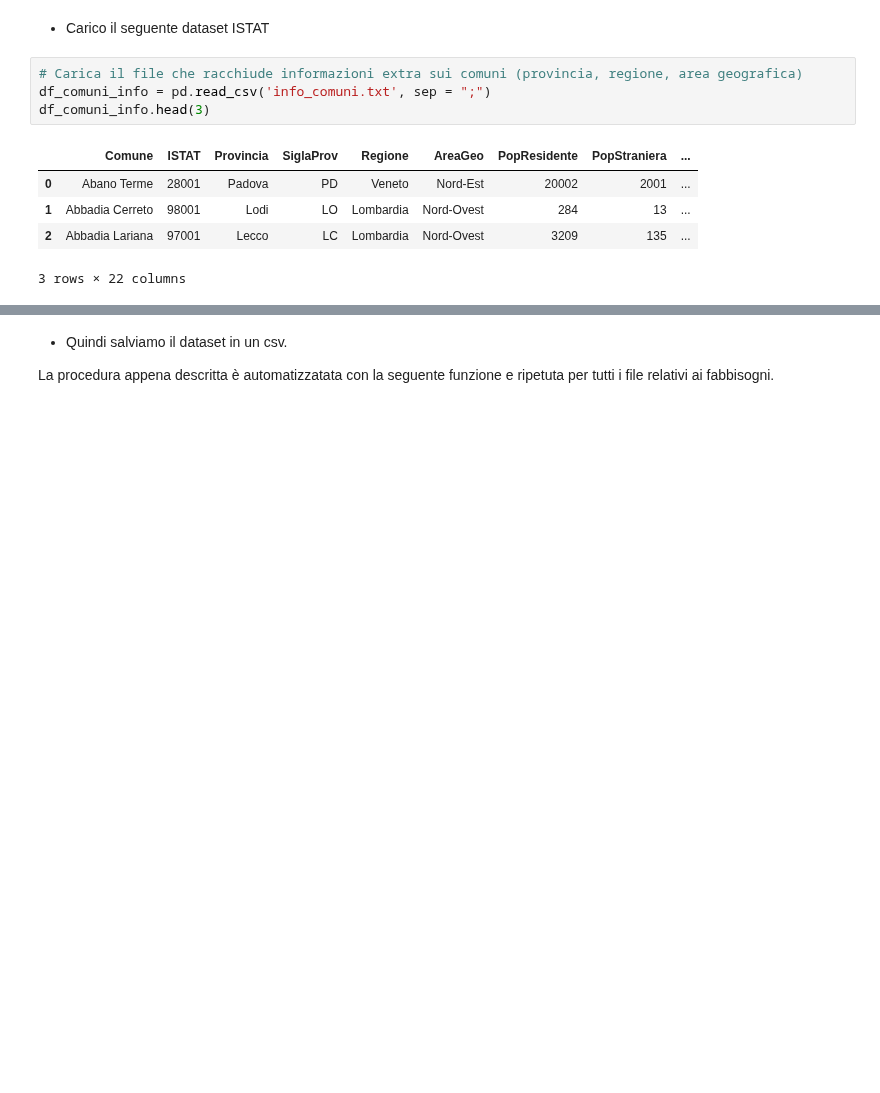
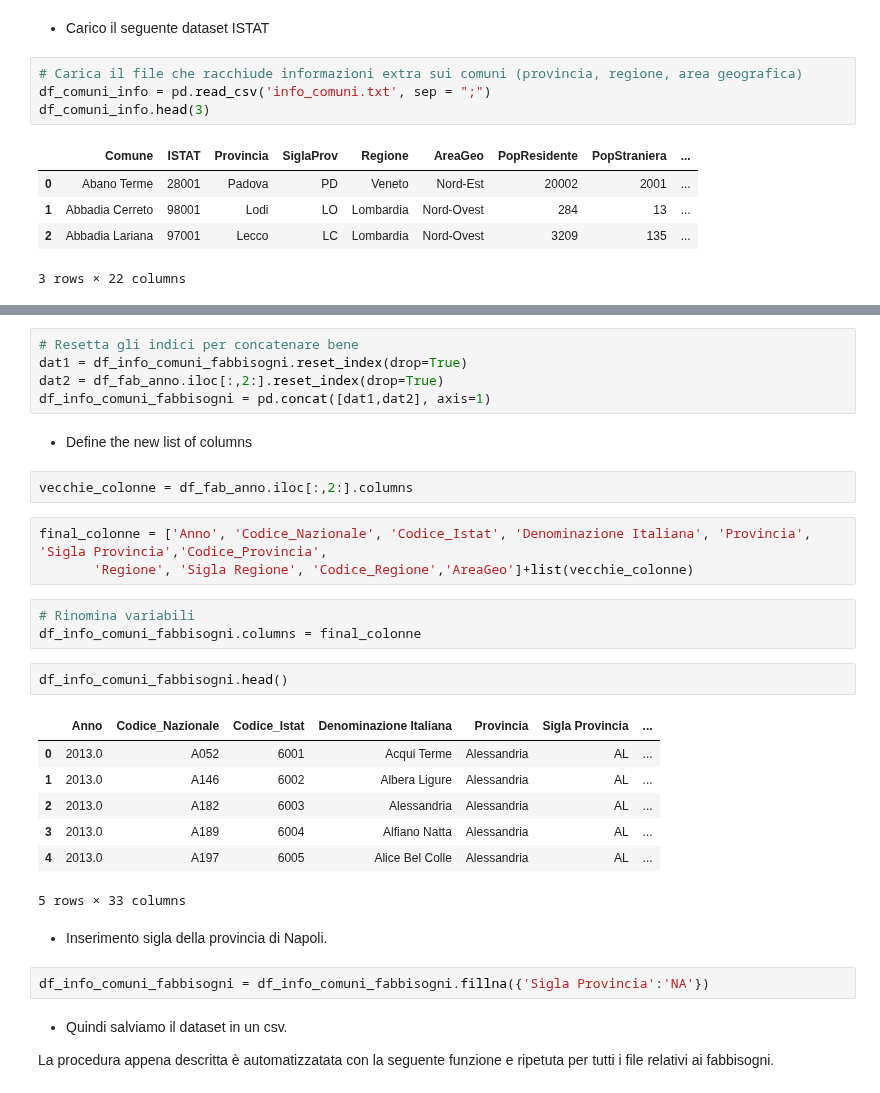
Before and after one commit to teamdigitale/daf-data-science, a Jupyter notebook: opencivitas/Uniformare_OpenCivitas.ipynb, the cells around one changed output, grey strips where cells are left out. Cells and saved outputs as stored; diff of their text form; blank space fills up the shorter version.

```diff
--- a/opencivitas/Uniformare_OpenCivitas.ipynb
+++ b/opencivitas/Uniformare_OpenCivitas.ipynb
@@ -170,3 +226,32 @@ SANITY CHECK 2: Numero di comuni dopo la join:  6702
+# %%
+# Resetta gli indici per concatenare bene
+dat1 = df_info_comuni_fabbisogni.reset_index(drop=True)
+dat2 = df_fab_anno.iloc[:,2:].reset_index(drop=True)
+df_info_comuni_fabbisogni = pd.concat([dat1,dat2], axis=1)
+# %% [markdown]
+* Define the new list of columns
+# %%
+vecchie_colonne = df_fab_anno.iloc[:,2:].columns
+# %%
+final_colonne = ['Anno', 'Codice_Nazionale', 'Codice_Istat', 'Denominazione Italiana', 'Provincia', 'Sigla Provincia','Codice_Provincia',
+       'Regione', 'Sigla Regione', 'Codice_Regione','AreaGeo']+list(vecchie_colonne)
+# %%
+# Rinomina variabili
+df_info_comuni_fabbisogni.columns = final_colonne
+# %%
+df_info_comuni_fabbisogni.head()
+# %% [output]
+|  | Anno | Codice_Nazionale | Codice_Istat | Denominazione Italiana | Provincia | Sigla Provincia | ... |
+| 0 | 2013.0 | A052 | 6001 | Acqui Terme | Alessandria | AL | ... |
+| 1 | 2013.0 | A146 | 6002 | Albera Ligure | Alessandria | AL | ... |
+| 2 | 2013.0 | A182 | 6003 | Alessandria | Alessandria | AL | ... |
+| 3 | 2013.0 | A189 | 6004 | Alfiano Natta | Alessandria | AL | ... |
+| 4 | 2013.0 | A197 | 6005 | Alice Bel Colle | Alessandria | AL | ... |
+5 rows × 33 columns
+# %% [markdown]
+* Inserimento sigla della provincia di Napoli.
+# %%
+df_info_comuni_fabbisogni = df_info_comuni_fabbisogni.fillna({'Sigla Provincia':'NA'})
 # %% [markdown]
 * Quindi salviamo il dataset in un csv.
 
```
Also changed, not shown: parts of 42 cells of this notebook, 5 other files.
